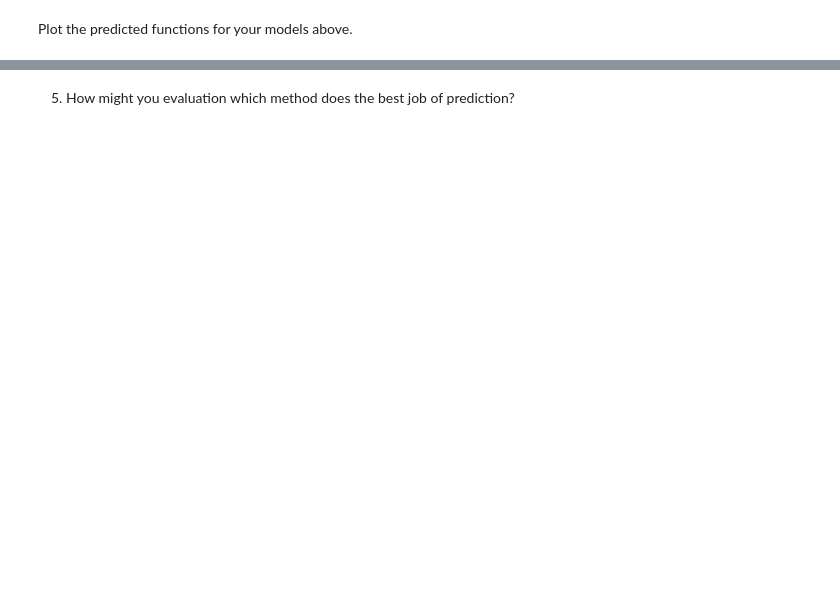
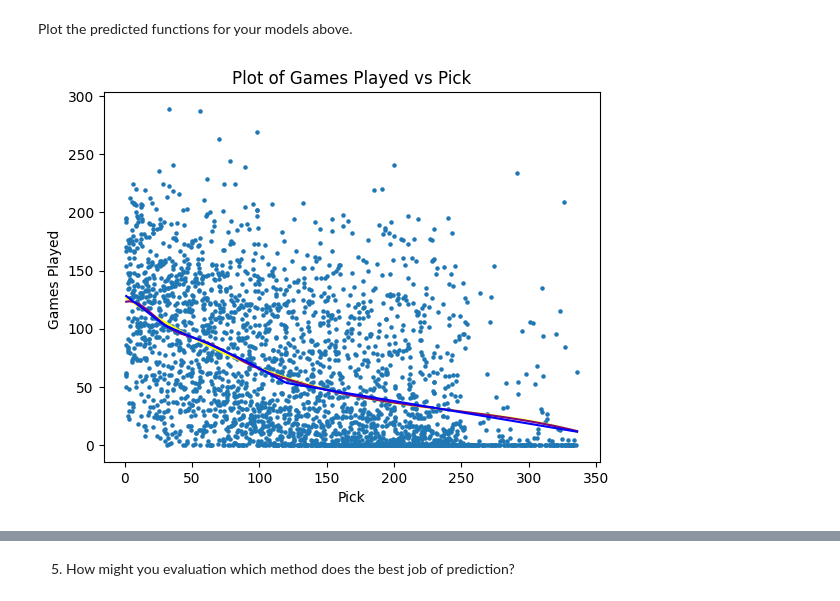
Before and after one commit to schuckers/DTSC2301, a Jupyter notebook: Code/PolySplineRegression.ipynb, the cells around one changed output, grey strips where cells are left out. Saved outputs shown, nothing was run; the diff lists cells and outputs as text; code cells hidden in the pictures; blank space fills up the shorter version.

```diff
--- a/Code/PolySplineRegression.ipynb
+++ b/Code/PolySplineRegression.ipynb
@@ -405,2 +563,20 @@ Fit a basis spline with four knots at 30, 60, 90 and 120 that is degree 3,
 # %% [markdown]
 Fit another basis spline with the same knots that is degree 1.
+# %%
+bs_pick2 = MS([bs('Pick  ', degree=1,internal_knots=[30,60,90,120])])
+# MS is a function that takes python sequences and makes them into a matrix
+Xbs2 = bs_pick2.fit_transform(nfl)
+# The fit_transform() method in Python, particularly within the scikit-learn library,
+# serves as a combined operation of fitting and transforming data.
+# It is commonly used in data preprocessing steps for machine learning.
+# The fit() part calculates necessary parameters from the data,
+# such as mean and standard deviation in the case of scaling.
+# The transform() part then applies these calculated parameters to transform the data.
+# Using fit_transform() performs both actions sequentially in a single step,
+# which can be more efficient than calling fit() and transform() separately.
+
+# fit a regression model to these data with y as the response and Xbs as our predictors
+# call that model M2
+M_nfl2 = sm.OLS(games, Xbs2).fit()
+# get the coefficient summary for M2
+summarize(M_nfl2)
@@ -407,2 +591,27 @@ Fit another basis spline with the same knots that is degree 1.
+# %%
+Xnew = bs_pick2.transform(pick_df)
+# generated predicted values at the values in age_grid
+preds_spline1 = M_nfl2.get_prediction(Xnew)
+
+#print(preds.summary_frame())
+pick_df['preds_spline1']=preds_spline1.predicted_mean
 # %% [markdown]
  Plot the predicted functions for your models above.
+# %%
+
+plt.scatter(nfl['Pick  '],  nfl['G  '],s=5)
+plt.xlabel('Pick')
+plt.ylabel('Games Played ')
+plt.title('Plot of Games Played vs Pick')
+
+
+# Add prediction line to plot
+plt.plot(pick_df['Pick  '],pick_df['preds_poly'] , color='yellow')
+# Add prediction line to plot
+plt.plot(pick_df['Pick  '],pick_df['preds_spline3'],color="purple")
+# Add prediction line for degree =2 spline
+plt.plot(pick_df['Pick  '],pick_df['preds_spline1'],color="blue")
+
+plt.show()
+# %% [output]
+[figure, added]
```
Also changed, not shown: parts of 13 cells of this notebook.
